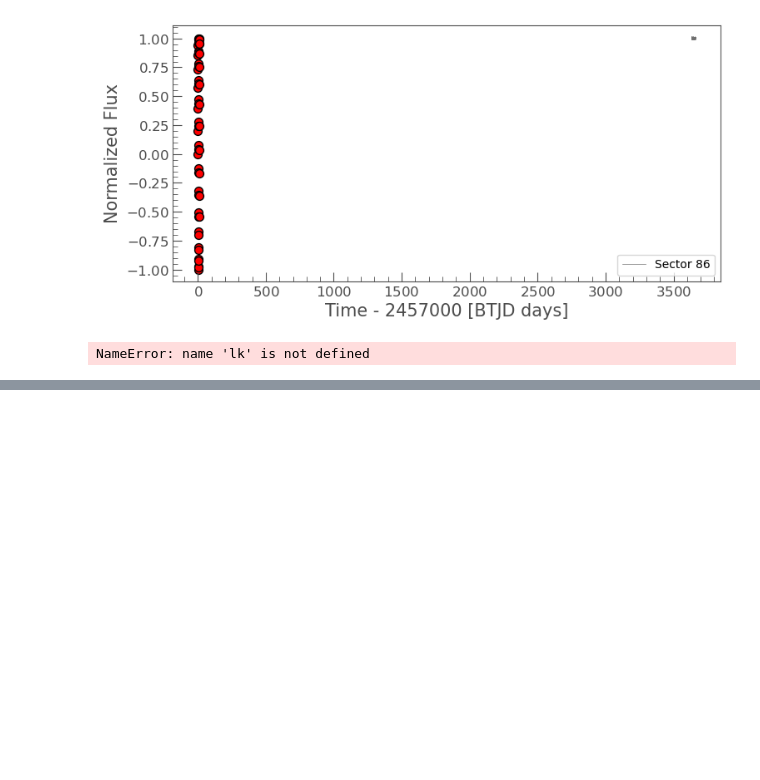
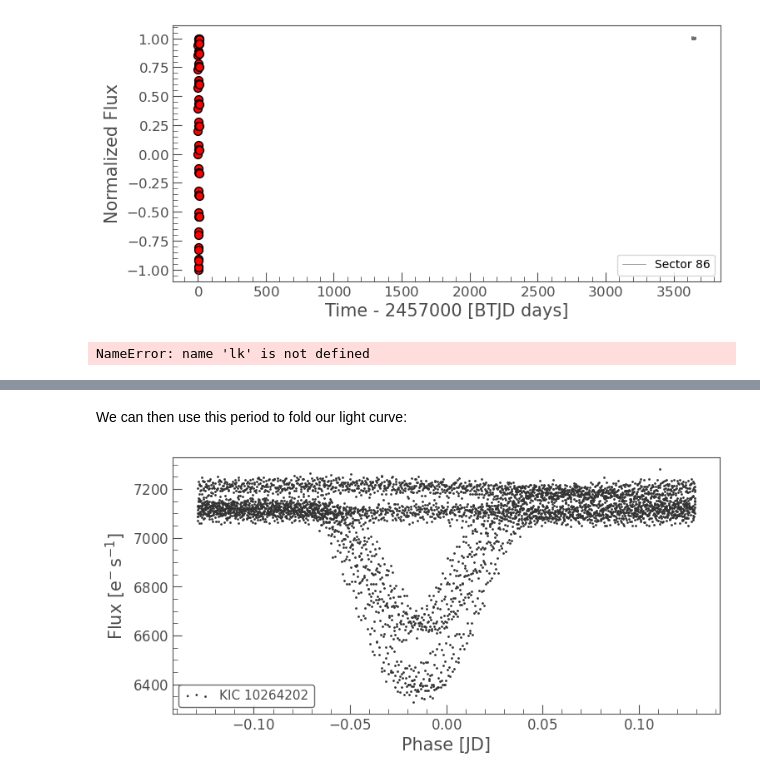
Before and after one commit to serhiikartashov/discovery-astronomic-objects, a Jupyter notebook: lightkurve-research.ipynb, the cells around one changed output, grey strips where cells are left out. Drawn from its saved outputs; the diff is of its cells as text; code cells hidden in the pictures; blank space fills up the shorter version.

```diff
--- a/lightkurve-research.ipynb
+++ b/lightkurve-research.ipynb
@@ -271,0 +310,6 @@ plt.show()
+# %% [markdown]
+We can then use this period to fold our light curve:
+# %%
+lc.fold(period=pg.period_at_max_power).scatter();
+# %% [output]
+[figure, added]
```
Also changed, not shown: parts of 34 cells of this notebook.
